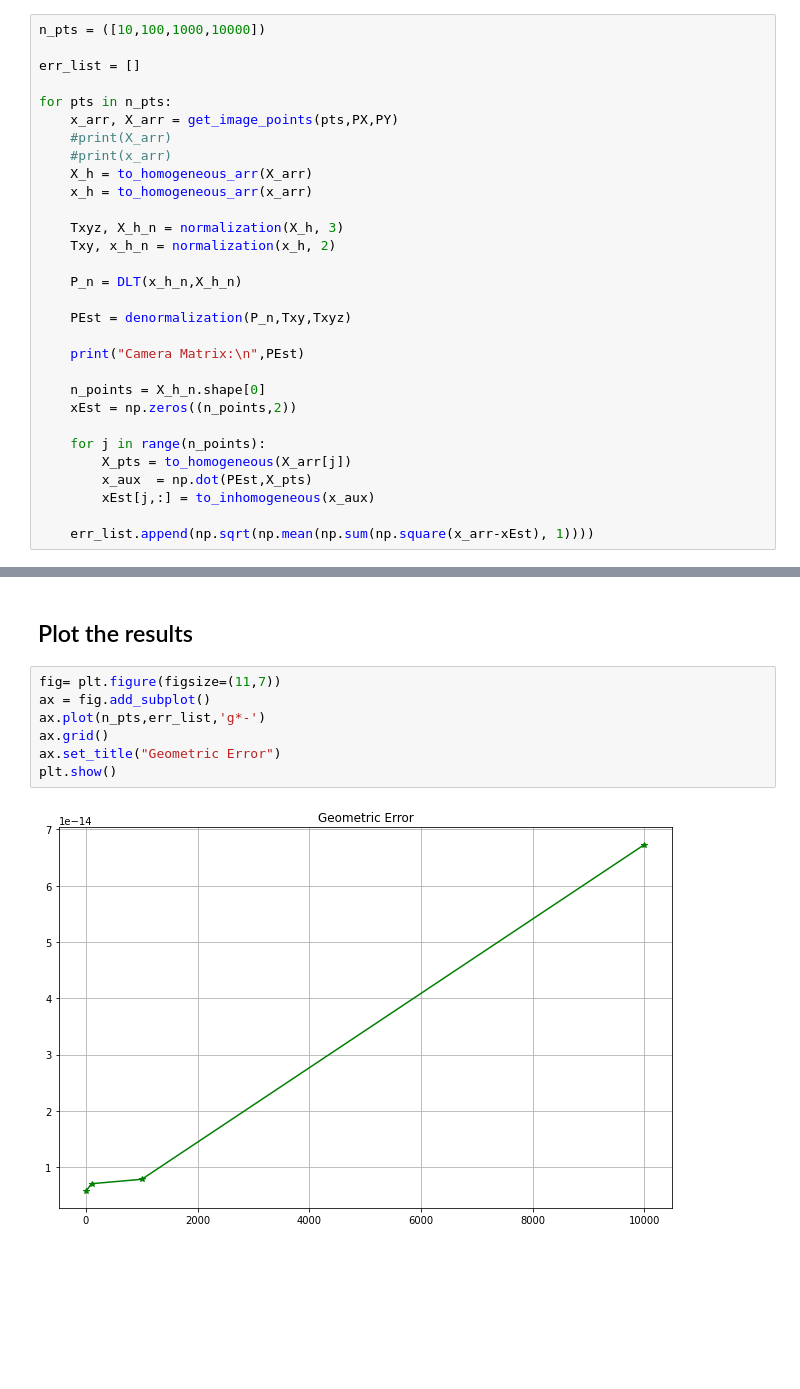
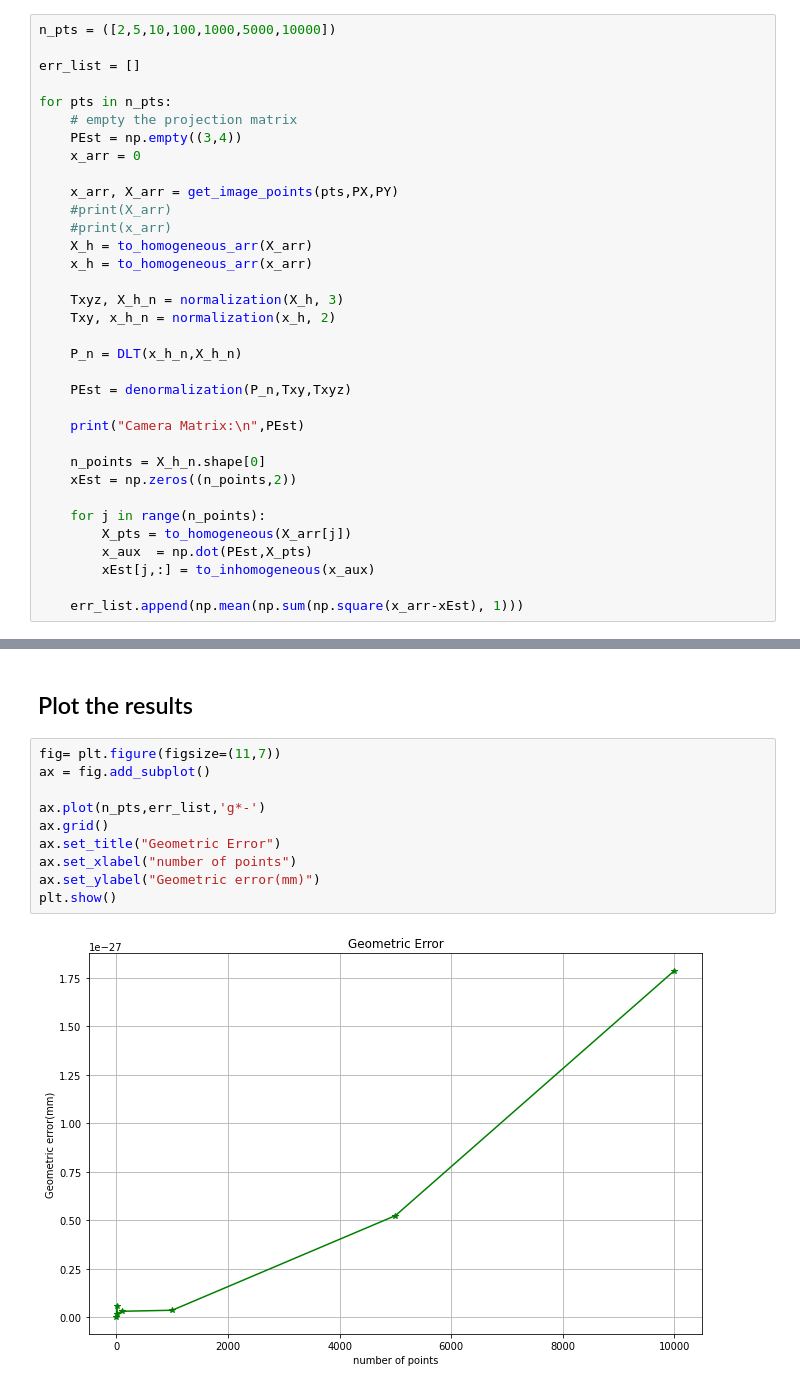
Before and after one commit to joaoalegria1/calibration, a Jupyter notebook: 1.2.1 Ideal single camera calibration using DLT w norm multiple points.ipynb, the cells around one changed output, grey strips where cells are left out. Saved outputs shown, nothing was run; the diff lists cells and outputs as text; blank space fills up the shorter version.

```diff
--- a/1.2.1 Ideal single camera calibration using DLT w norm multiple points.ipynb
+++ b/1.2.1 Ideal single camera calibration using DLT w norm multiple points.ipynb
@@ -277,11 +277,15 @@ Testing the geometric error for n points:
 - 1000
 - 10000
 # %%
-n_pts = ([10,100,1000,10000])
+n_pts = ([2,5,10,100,1000,5000,10000])
 
 err_list = []
 
 for pts in n_pts:
+    # empty the projection matrix
+    PEst = np.empty((3,4))
+    x_arr = 0
+
     x_arr, X_arr = get_image_points(pts,PX,PY)
     #print(X_arr)
     #print(x_arr)
@@ -305,6 +309,6 @@ for pts in n_pts:
         x_aux  = np.dot(PEst,X_pts)
         xEst[j,:] = to_inhomogeneous(x_aux)
 
-    err_list.append(np.sqrt(np.mean(np.sum(np.square(x_arr-xEst), 1))))
+    err_list.append(np.mean(np.sum(np.square(x_arr-xEst), 1)))
 # %% [output]
 Camera Matrix:
@@ -328,9 +333,12 @@ Camera Matrix:
 # %%
 fig= plt.figure(figsize=(11,7))
 ax = fig.add_subplot()
+
 ax.plot(n_pts,err_list,'g*-')
 ax.grid()
 ax.set_title("Geometric Error")
+ax.set_xlabel("number of points")
+ax.set_ylabel("Geometric error(mm)")
 plt.show()
 # %% [output]
-[figure, old version]
+[figure, new version]
```
Also changed, not shown: parts of 1 cell of this notebook.
